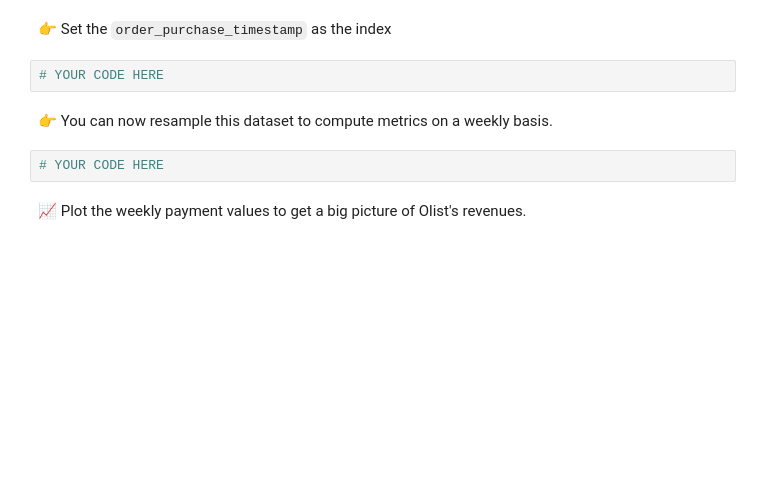
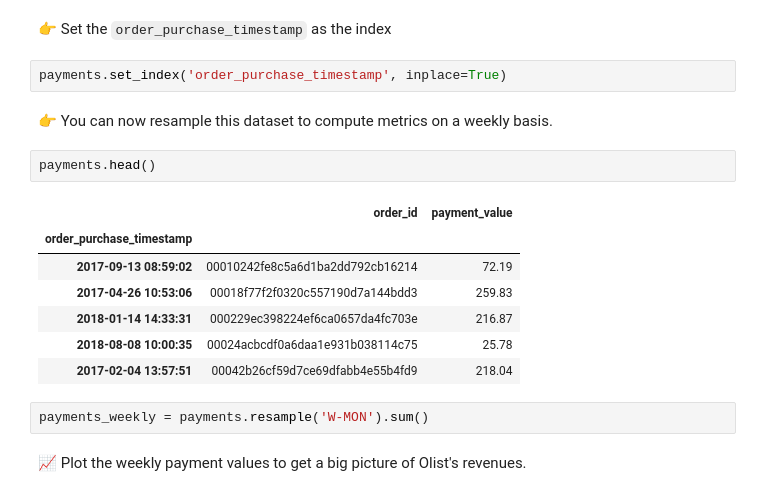
Before and after one commit to trouni/batch-1018, a Jupyter notebook: recaps/decision_science_day_1/recap_olist_01.ipynb, the cells around one changed output. Cells and saved outputs as stored; diff of their text form; blank space fills up the shorter version.

```diff
--- a/recaps/decision_science_day_1/recap_olist_01.ipynb
+++ b/recaps/decision_science_day_1/recap_olist_01.ipynb
@@ -113,10 +119,20 @@ dtype: int64
 # %% [markdown]
 👉 Set the `order_purchase_timestamp` as the index
-# %%
-# YOUR CODE HERE
+# %%
+payments.set_index('order_purchase_timestamp', inplace=True)
 # %% [markdown]
 👉 You can now resample this dataset to compute metrics on a weekly basis.
-# %%
-# YOUR CODE HERE
+# %%
+payments.head()
+# %% [output]
+|  | order_id | payment_value |
+| order_purchase_timestamp |  |  |
+| 2017-09-13 08:59:02 | 00010242fe8c5a6d1ba2dd792cb16214 | 72.19 |
+| 2017-04-26 10:53:06 | 00018f77f2f0320c557190d7a144bdd3 | 259.83 |
+| 2018-01-14 14:33:31 | 000229ec398224ef6ca0657da4fc703e | 216.87 |
+| 2018-08-08 10:00:35 | 00024acbcdf0a6daa1e931b038114c75 | 25.78 |
+| 2017-02-04 13:57:51 | 00042b26cf59d7ce69dfabb4e55b4fd9 | 218.04 |
+# %%
+payments_weekly = payments.resample('W-MON').sum()
 # %% [markdown]
 📈 Plot the weekly payment values to get a big picture of Olist's revenues.
```
Also changed, not shown: parts of 11 cells of this notebook.
